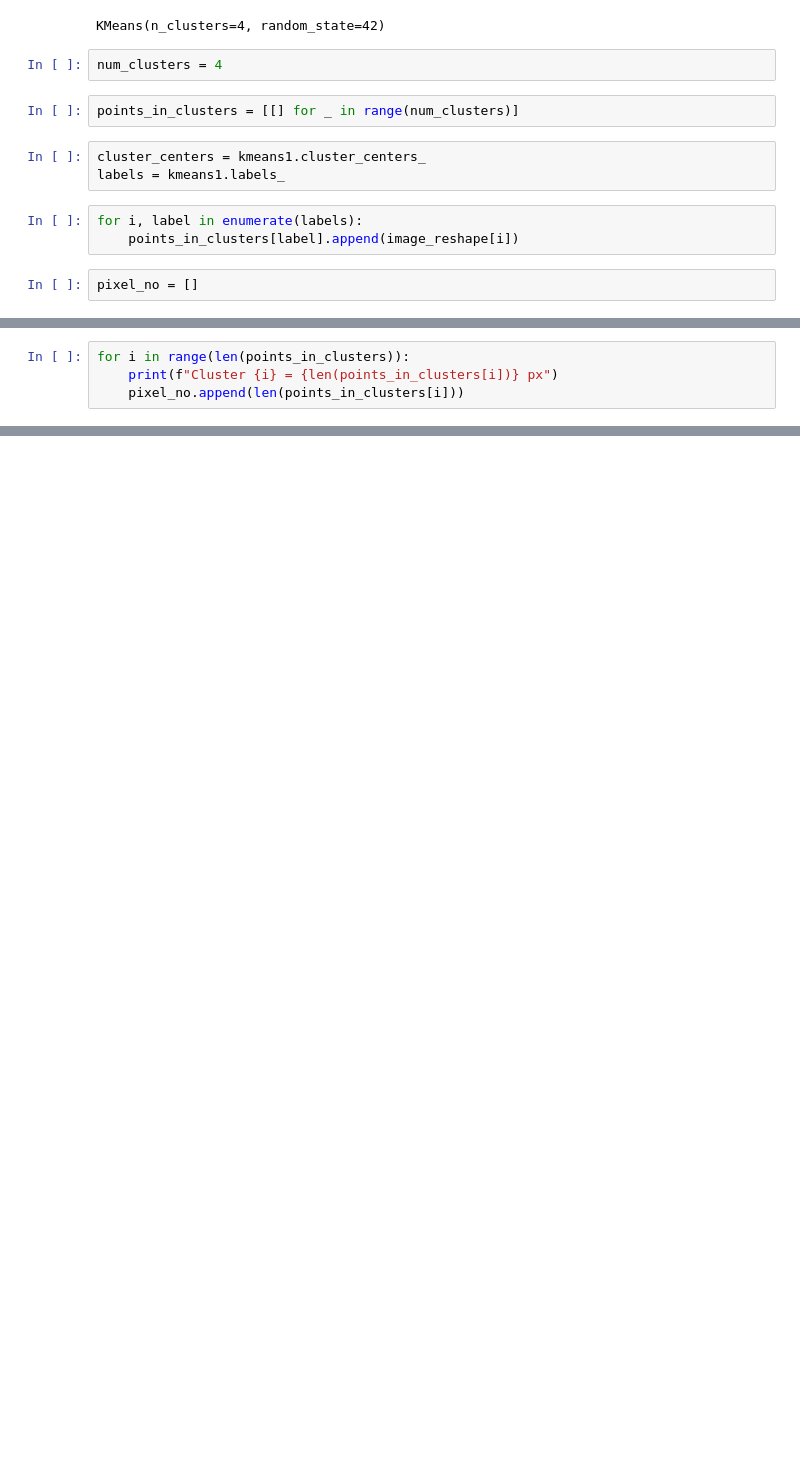
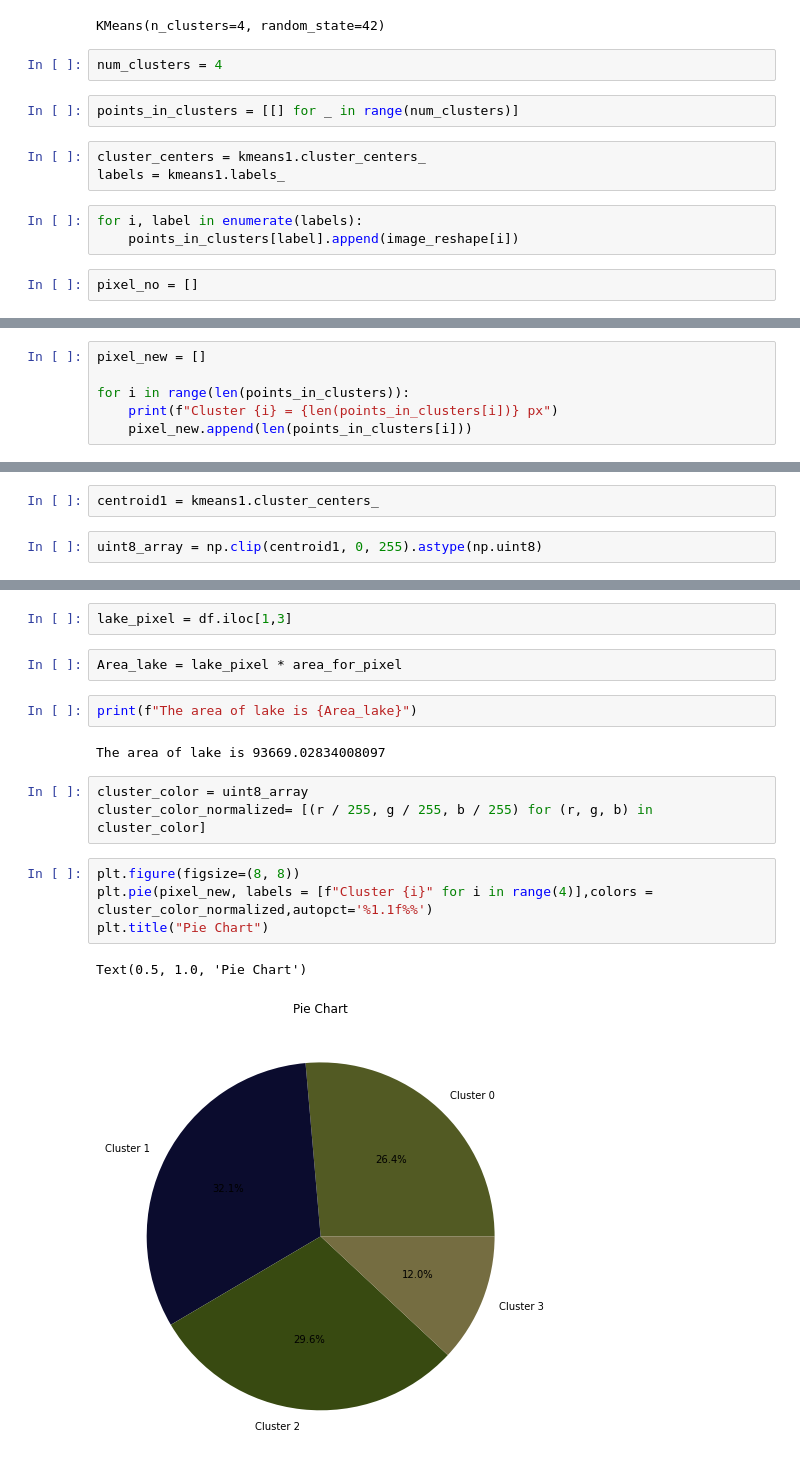
Before and after one commit to Kaustuv-Karki/Data-mining, a Jupyter notebook: K-means/kmeans.ipynb, the cells around one changed output, grey strips where cells are left out. Drawn from its saved outputs; the diff is of its cells as text; blank space fills up the shorter version.

```diff
--- a/K-means/kmeans.ipynb
+++ b/K-means/kmeans.ipynb
@@ -180,5 +176,7 @@ array([3, 3, 3, ..., 2, 2, 2], dtype=int32)
 # %%
+pixel_new = []
+
 for i in range(len(points_in_clusters)):
     print(f"Cluster {i} = {len(points_in_clusters[i])} px")
-    pixel_no.append(len(points_in_clusters[i]))
+    pixel_new.append(len(points_in_clusters[i]))
 # %% [output]
@@ -188,0 +187,4 @@ Cluster 3 = 67736 px
+# %%
+centroid1 = kmeans1.cluster_centers_
+# %%
+uint8_array = np.clip(centroid1, 0, 255).astype(np.uint8)
@@ -188,0 +229,18 @@ Cluster 3 = 67736 px
+# %%
+lake_pixel = df.iloc[1,3]
+# %%
+Area_lake = lake_pixel * area_for_pixel
+# %%
+print(f"The area of lake is {Area_lake}")
+# %% [output]
+The area of lake is 93669.02834008097
+# %%
+cluster_color = uint8_array
+cluster_color_normalized= [(r / 255, g / 255, b / 255) for (r, g, b) in cluster_color]
+# %%
+plt.figure(figsize=(8, 8))
+plt.pie(pixel_new, labels = [f"Cluster {i}" for i in range(4)],colors = cluster_color_normalized,autopct='%1.1f%%')
+plt.title("Pie Chart")
+# %% [output]
+Text(0.5, 1.0, 'Pie Chart')
+[figure, added]
```
Also changed, not shown: parts of 25 cells of this notebook, 3 other files.
